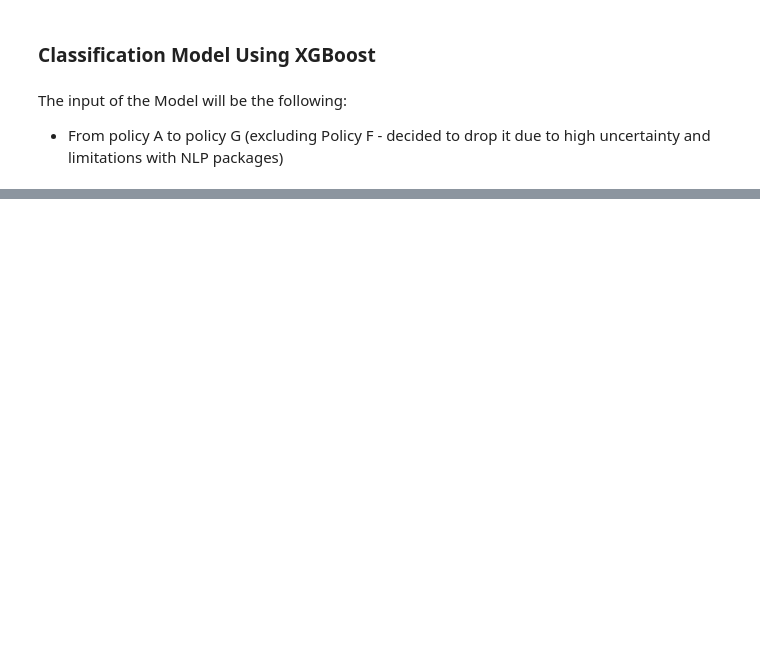
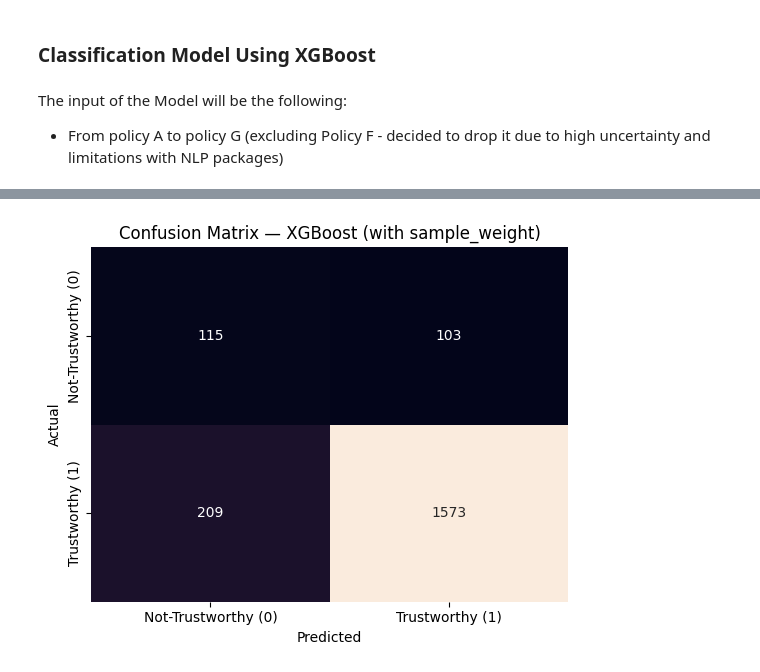
Before and after one commit to codebyhyuk/TikTok-TechJam-2025, a Jupyter notebook: classification_model/XGB.ipynb, the cells around one changed output, grey strips where cells are left out. Drawn from its saved outputs; the diff is of its cells as text; code cells hidden in the pictures; blank space fills up the shorter version.

```diff
--- a/classification_model/XGB.ipynb
+++ b/classification_model/XGB.ipynb
@@ -58,0 +99,7 @@ NameError: name 'pd' is not defined
+# %%
+X = df[FEATURE_COLS].values
+y = df[TARGET_COL].values
+
+print("X shape:", X.shape)
+print("y shape:", y.shape)
+print("Class balance:", dict(zip(*np.unique(y, return_counts=True))))
@@ -58,0 +110,10 @@ NameError: name 'pd' is not defined
+# %%
+X_train, X_test, y_train, y_test = train_test_split(
+    X, y,
+    test_size=0.2,
+    random_state=42,
+    stratify=y if len(np.unique(y)) == 2 else None
+)
+
+print("Train shape:", X_train.shape)
+print("Test shape:", X_test.shape)
@@ -58,0 +167,11 @@ NameError: name 'pd' is not defined
+# %%
+from sklearn.metrics import accuracy_score, classification_report, confusion_matrix
+
+y_pred = xgb_clf.predict(X_test)
+
+print("Accuracy:", accuracy_score(y_test, y_pred))
+print("\nClassification Report:")
+print(classification_report(y_test, y_pred, digits=4))
+
+cm = confusion_matrix(y_test, y_pred)
+cm
@@ -58,0 +200,17 @@ NameError: name 'pd' is not defined
+# %%
+import matplotlib.pyplot as plt
+import seaborn as sns
+
+plt.figure(figsize=(5.5, 4.5))
+sns.heatmap(
+    cm, annot=True, fmt="d", cbar=False,
+    xticklabels=["Not-Trustworthy (0)", "Trustworthy (1)"],
+    yticklabels=["Not-Trustworthy (0)", "Trustworthy (1)"]
+)
+plt.title("Confusion Matrix — XGBoost (with sample_weight)")
+plt.xlabel("Predicted")
+plt.ylabel("Actual")
+plt.tight_layout()
+plt.show()
+# %% [output]
+[figure, added]
```
Also changed, not shown: parts of 12 cells of this notebook, 3 other files.
